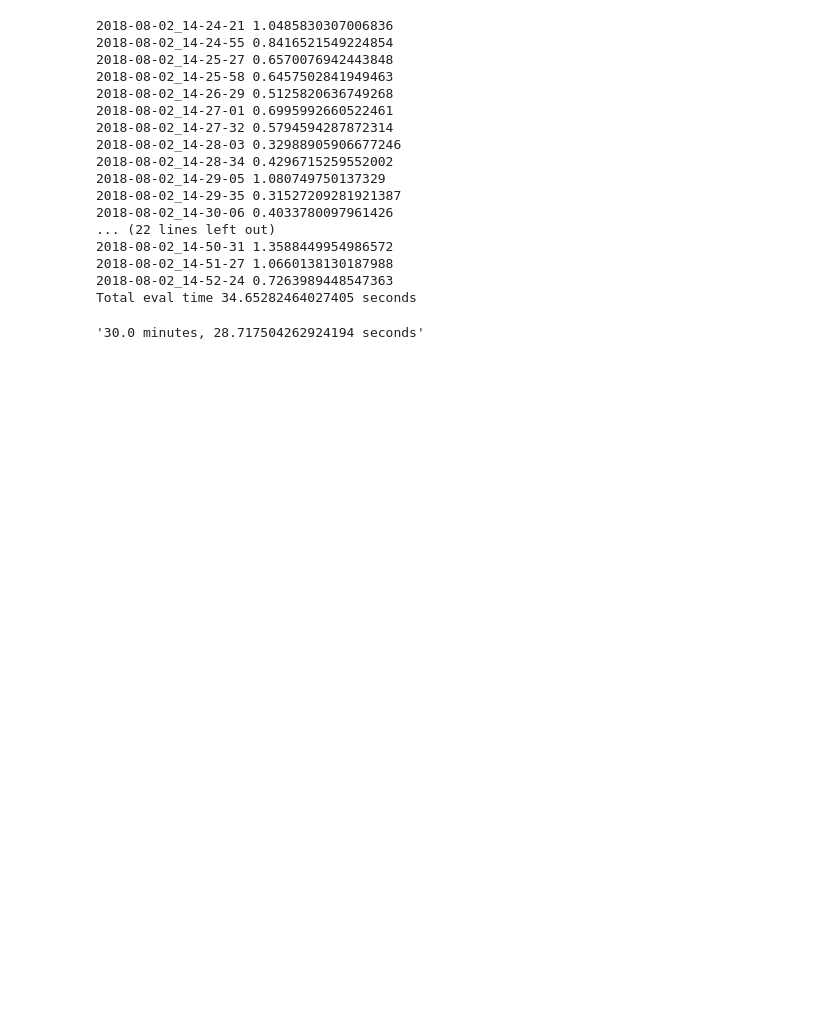
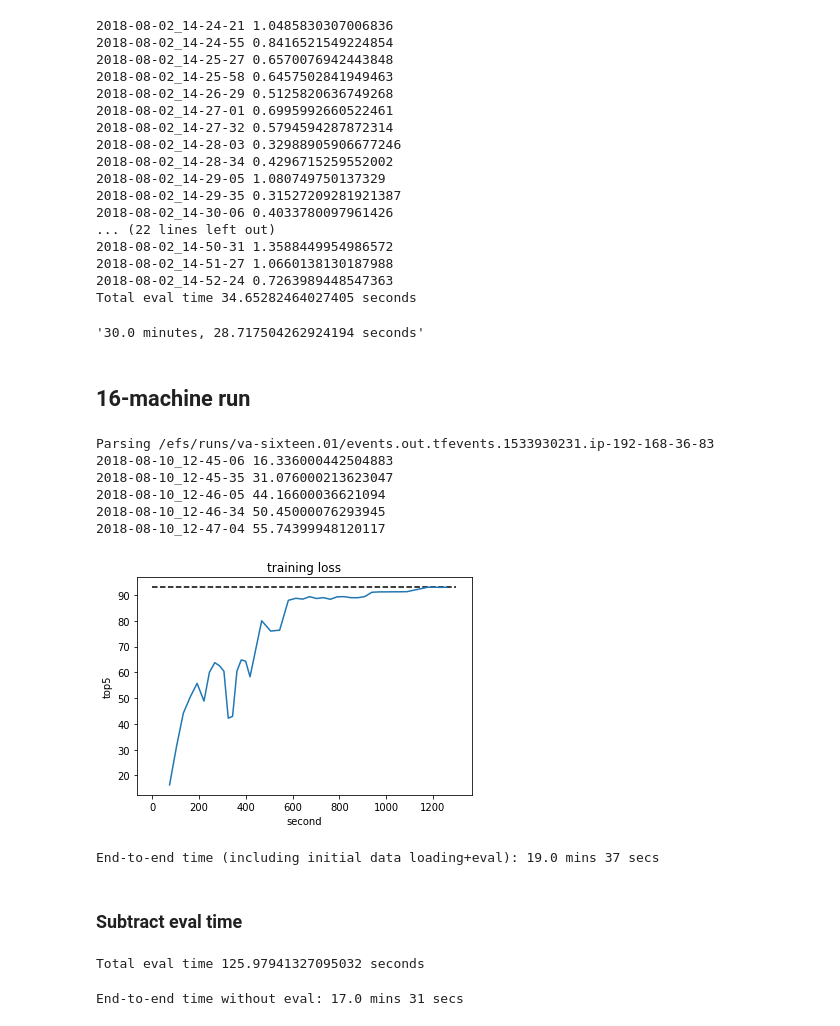
Before and after one commit to diux-dev/cluster, a Jupyter notebook: pytorch/notebooks/recipes-yaroslav-va.ipynb, the cells around one changed output. Drawn from its saved outputs; the diff is of its cells as text; code cells hidden in the pictures; blank space fills up the shorter version.

```diff
--- a/pytorch/recipes-yaroslav-va.ipynb
+++ b/pytorch/notebooks/recipes-yaroslav-va.ipynb
@@ -4,6 +4,7 @@
 %matplotlib inline
 import matplotlib.pyplot as plt
 
+import os
 import glob
 import numpy as np
 import datetime as dt
@@ -16,6 +17,7 @@ def get_events(run, x_axis='step'):
   If x_axis is set to "time", step is replaced by timestamp
   """
   result = {}
+  assert os.path.exists(f'/efs/runs/{run}')
   for fname in glob.glob(f'/efs/runs/{run}/events*'):
     print("Parsing "+fname)
     events = summary_iterator.summary_iterator(fname)
@@ -47,8 +49,8 @@ def datetime_from_seconds(seconds, timezone="US/Pacific"):
   """
   return dt.datetime.fromtimestamp(seconds, pytz.timezone(timezone))
 
-def plot(d):
-    xs = [item[0] for item in d.items()]
+def plot(d, x_offset=0):
+    xs = [item[0]-x_offset for item in d.items()]
     ys = [item[1] for item in d.items()]
     plt.plot(xs, ys)
 def plot2(d1,d2):
@@ -333,3 +420,57 @@ adjusted_duration_sec = duration_sec - total_eval_time
 f"{adjusted_duration_sec//60} minutes, {adjusted_duration_sec%60} seconds"
 # %% [output]
 '30.0 minutes, 28.717504262924194 seconds'
+# %% [markdown]
+## 16-machine run
+# %%
+# Get test losses with timestamps
+events_dict=get_events('va-sixteen.01', 'time')
+
+events = events_dict['first']
+start_time = list(events.keys())[0]
+events = events_dict['losses/test_5']
+for (i, key) in enumerate(events):
+  if i<5:
+    print(datetime_from_seconds(key).strftime("%Y-%m-%d_%H-%M-%S"), events[key])
+  if events[key]>=93:
+    end_time = key
+    break
+# %% [output]
+Parsing /efs/runs/va-sixteen.01/events.out.tfevents.1533930231.ip-192-168-36-83
+2018-08-10_12-45-06 16.336000442504883
+2018-08-10_12-45-35 31.076000213623047
+2018-08-10_12-46-05 44.16600036621094
+2018-08-10_12-46-34 50.45000076293945
+2018-08-10_12-47-04 55.74399948120117
+# %%
+plt.ylabel('top5')
+plt.xlabel('second')
+plt.title("training loss")
+plt.plot((0,1300),(93,93),'k--')
+plot(events, x_offset=start_time)
+# %% [output]
+[figure, added]
+# %%
+time_sec = end_time-start_time
+print(f"End-to-end time (including initial data loading+eval): {time_sec//60} mins {int(time_sec%60)} secs")
+# %% [output]
+End-to-end time (including initial data loading+eval): 19.0 mins 37 secs
+# %% [markdown]
+### Subtract eval time
+# %%
+# Get test losses with timestamps
+events = events_dict['times/eval_sec']
+total_eval_time = 0
+for key in events:
+  total_eval_time+=events[key]
+  if key>end_time:  # eval_sec is logged after test_5, so will include single entry with higher timestamp
+    break
+  #print(datetime_from_seconds(key).strftime("%Y-%m-%d_%H-%M-%S"), events[key])
+print(f"Total eval time {total_eval_time} seconds")
+# %% [output]
+Total eval time 125.97941327095032 seconds
+# %%
+time_sec = end_time-start_time-total_eval_time
+print(f"End-to-end time without eval: {time_sec//60} mins {int(time_sec%60)} secs")
+# %% [output]
+End-to-end time without eval: 17.0 mins 31 secs
```
Also changed, not shown: parts of 9 cells of this notebook, 2 other files.
